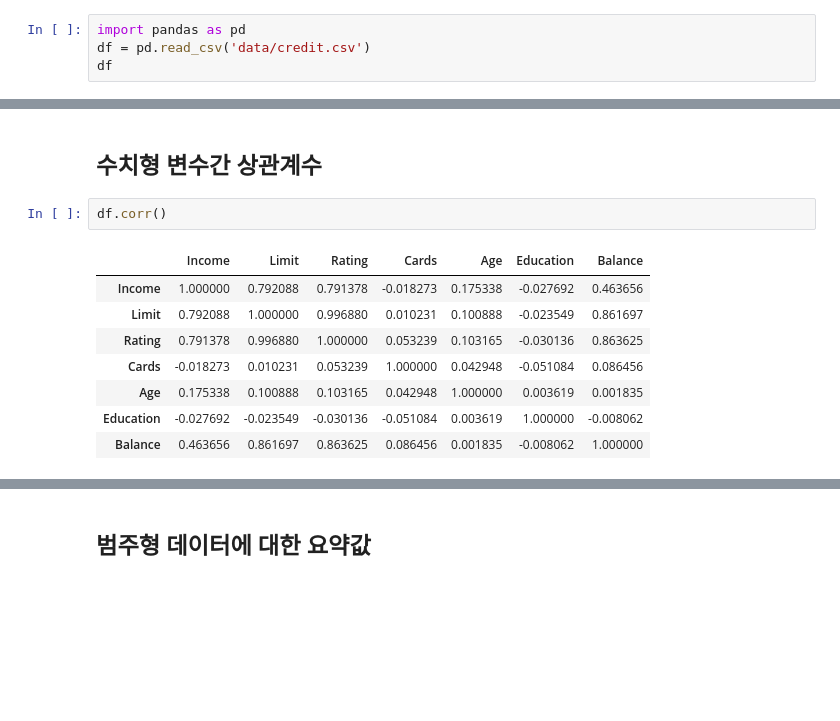
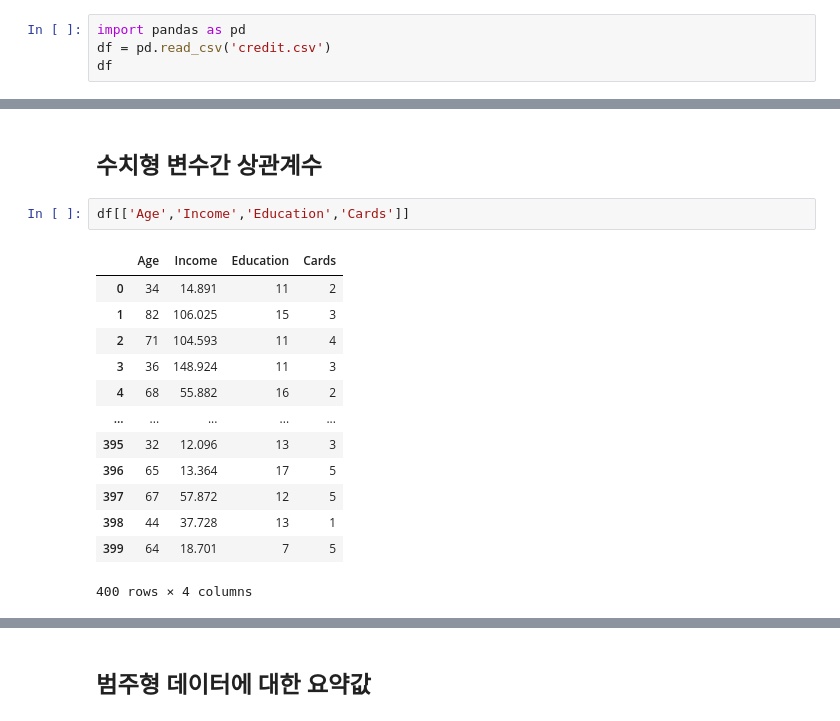
Before and after one commit to ralbu85/DRB2023, a Jupyter notebook: 1분기_pt2_Pandas/02_pandas_데이터탐색_통계량.ipynb, the cells around one changed output, grey strips where cells are left out. Saved outputs shown, nothing was run; the diff lists cells and outputs as text; blank space fills up the shorter version.

```diff
--- a/1분기_pt2_Pandas/02_pandas_데이터탐색_통계량.ipynb
+++ b/1분기_pt2_Pandas/02_pandas_데이터탐색_통계량.ipynb
@@ -9,7 +9,7 @@
     - 고유한 값의 갯수
 # %%
 import pandas as pd
-df = pd.read_csv('data/credit.csv')
+df = pd.read_csv('credit.csv')
 df
 # %% [output]
 |  | Income | Limit | Rating | Cards | Age | Education | Gender | Student | Married | Ethnicity | Balance |
@@ -69,13 +65,18 @@ df.describe()
 # %% [markdown]
 ## 수치형 변수간 상관계수
 # %%
-df.corr()
+df[['Age','Income','Education','Cards']]
 # %% [output]
-|  | Income | Limit | Rating | Cards | Age | Education | Balance |
-| Income | 1.000000 | 0.792088 | 0.791378 | -0.018273 | 0.175338 | -0.027692 | 0.463656 |
-| Limit | 0.792088 | 1.000000 | 0.996880 | 0.010231 | 0.100888 | -0.023549 | 0.861697 |
-| Rating | 0.791378 | 0.996880 | 1.000000 | 0.053239 | 0.103165 | -0.030136 | 0.863625 |
-| Cards | -0.018273 | 0.010231 | 0.053239 | 1.000000 | 0.042948 | -0.051084 | 0.086456 |
-| Age | 0.175338 | 0.100888 | 0.103165 | 0.042948 | 1.000000 | 0.003619 | 0.001835 |
-| Education | -0.027692 | -0.023549 | -0.030136 | -0.051084 | 0.003619 | 1.000000 | -0.008062 |
-| Balance | 0.463656 | 0.861697 | 0.863625 | 0.086456 | 0.001835 | -0.008062 | 1.000000 |
+|  | Age | Income | Education | Cards |
+| 0 | 34 | 14.891 | 11 | 2 |
+| 1 | 82 | 106.025 | 15 | 3 |
+| 2 | 71 | 104.593 | 11 | 4 |
+| 3 | 36 | 148.924 | 11 | 3 |
+| 4 | 68 | 55.882 | 16 | 2 |
+| ... | ... | ... | ... | ... |
+| 395 | 32 | 12.096 | 13 | 3 |
+| 396 | 65 | 13.364 | 17 | 5 |
+| 397 | 67 | 57.872 | 12 | 5 |
+| 398 | 44 | 37.728 | 13 | 1 |
+| 399 | 64 | 18.701 | 7 | 5 |
+400 rows × 4 columns
```
Also changed, not shown: parts of 3 cells of this notebook.
